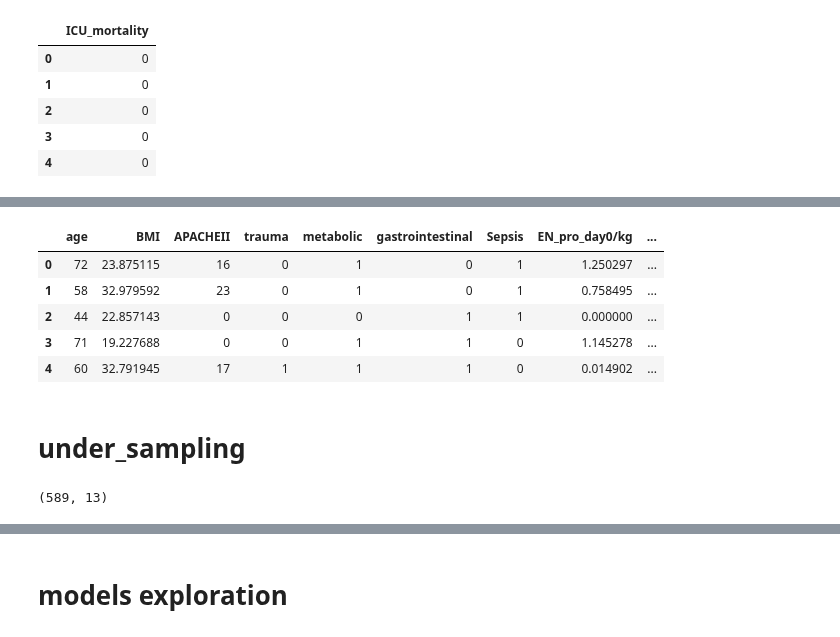
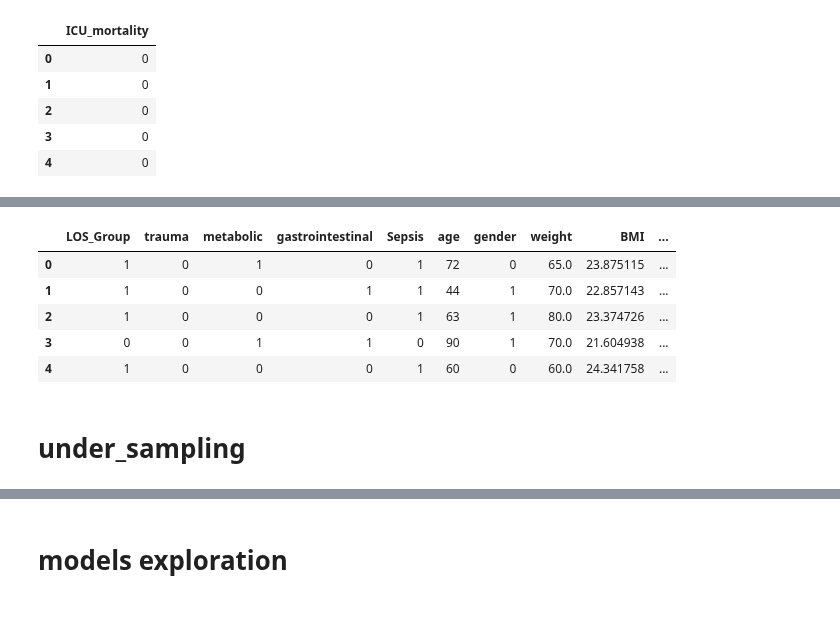
Before and after one commit to dvirs12345/Final-project, a Jupyter notebook: Hazana/under_sampeling-enprot_kgknn-clear.ipynb, the cells around one changed output, grey strips where cells are left out. Cells and saved outputs as stored; diff of their text form; code cells hidden in the pictures.

```diff
--- a/Hazana/under_sampeling-enprot_kgknn-clear.ipynb
+++ b/Hazana/under_sampeling-enprot_kgknn-clear.ipynb
@@ -3,6 +3,6 @@ from pycaret.classification import *
 # %%
 import pandas as pd
 import numpy as np
-dataset=pd.read_excel("C:/Users/97254/Downloads/patient_level__ver 12_proj1_sn_5-13.xlsx", engine='openpyxl')
+dataset=pd.read_excel("C:/Users/97254/Downloads/patient_new.xlsx", engine='openpyxl')
 print(dataset.shape)
 # %% [output]
@@ -20,7 +20,3 @@ target.head()
 | 2 | 0 |
 | 3 | 0 |
 | 4 | 0 |
-# %%
-
-dataset = dataset[['age','BMI','APACHEII','trauma','metabolic','gastrointestinal','Sepsis','EN_pro_day0/kg','EN_pro_day1/kg','EN_pro_day2/kg','EN_pro_day3/kg','EN_pro_day4/kg','EN_pro_day5/kg']]
-print(dataset.shape)
@@ -29,12 +93,20 @@ print(dataset.shape)
+# %%
+from sklearn.preprocessing import LabelEncoder
+le = LabelEncoder()
+X['active problems'] = le.fit_transform(X['active problems'].astype(str))
+X['background problems'] = le.fit_transform(X['background problems'].astype(str))
+X['gender'] = le.fit_transform(X['gender'].astype(str))
+X['feeding'] = le.fit_transform(X['feeding'].astype(str))
+X['LOS_Group'] = le.fit_transform(X['LOS_Group'].astype(str))
 # %%
-dataset.head()
+X.head()
 # %% [output]
-|  | age | BMI | APACHEII | trauma | metabolic | gastrointestinal | Sepsis | EN_pro_day0/kg | ... |
-| 0 | 72 | 23.875115 | 16 | 0 | 1 | 0 | 1 | 1.250297 | ... |
-| 1 | 58 | 32.979592 | 23 | 0 | 1 | 0 | 1 | 0.758495 | ... |
-| 2 | 44 | 22.857143 | 0 | 0 | 0 | 1 | 1 | 0.000000 | ... |
-| 3 | 71 | 19.227688 | 0 | 0 | 1 | 1 | 0 | 1.145278 | ... |
-| 4 | 60 | 32.791945 | 17 | 1 | 1 | 1 | 0 | 0.014902 | ... |
+|  | LOS_Group | trauma | metabolic | gastrointestinal | Sepsis | age | gender | weight | BMI | ... |
+| 0 | 1 | 0 | 1 | 0 | 1 | 72 | 0 | 65.0 | 23.875115 | ... |
+| 1 | 1 | 0 | 0 | 1 | 1 | 44 | 1 | 70.0 | 22.857143 | ... |
+| 2 | 1 | 0 | 0 | 0 | 1 | 63 | 1 | 80.0 | 23.374726 | ... |
+| 3 | 0 | 0 | 1 | 1 | 0 | 90 | 1 | 70.0 | 21.604938 | ... |
+| 4 | 1 | 0 | 0 | 0 | 1 | 60 | 0 | 60.0 | 24.341758 | ... |
 # %% [markdown]
 # under_sampling
 # %%
@@ -47,7 +119,3 @@ dataset, target = en.fit_resample(dataset, target)
-# %%
-dataset.shape
-# %% [output]
-(589, 13)
 # %%
 
 downsampled = pd.concat([dataset, target],axis=1)
```
Also changed, not shown: parts of 25 cells of this notebook.
